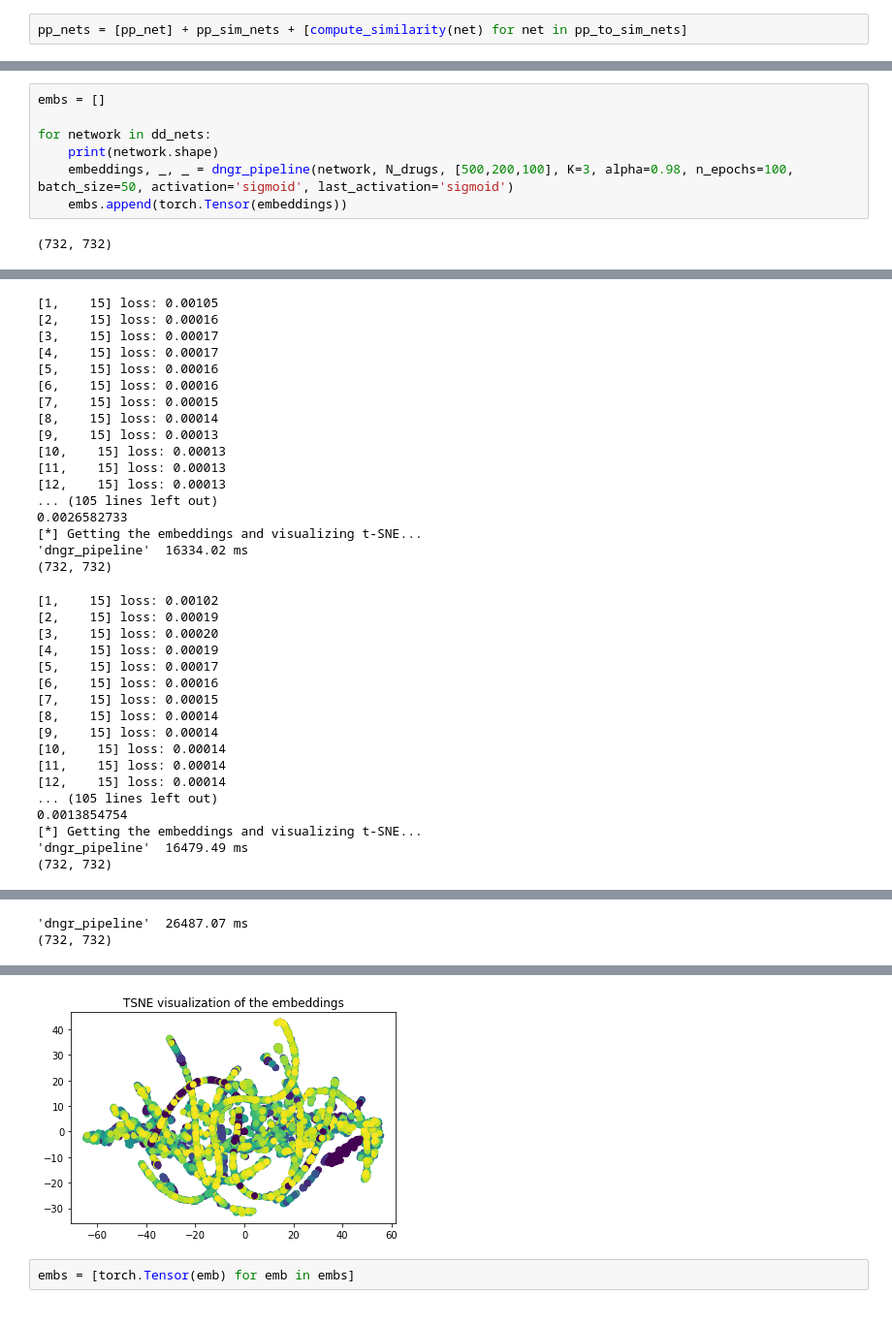
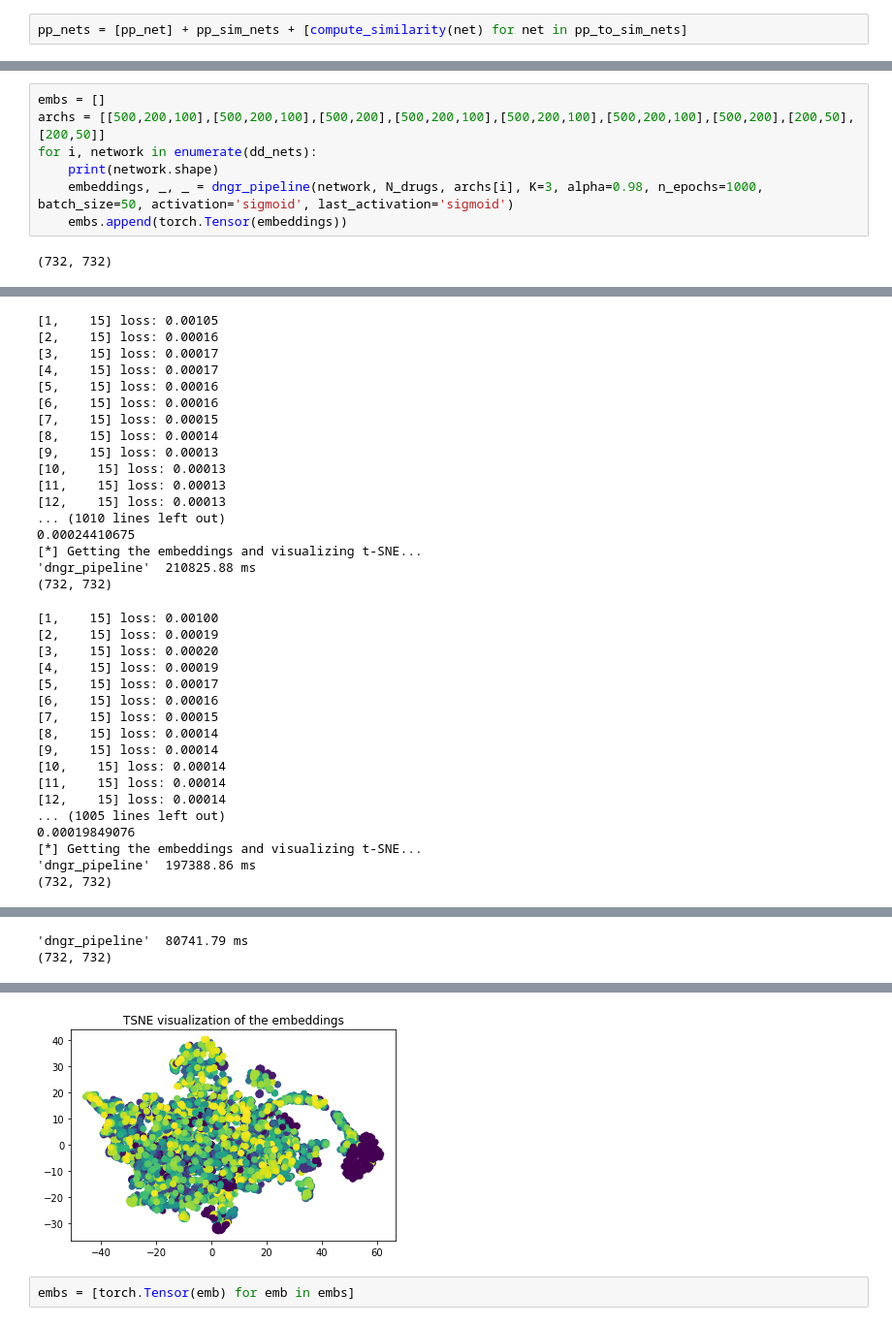
Before and after one commit to michavcr/Deep-Networks-for-Graph-Representation, a Jupyter notebook: notebook/Run on deepDTnet data.ipynb, the cells around one changed output, grey strips where cells are left out. Shown at 97% size. Cells and saved outputs as stored; diff of their text form.

```diff
--- a/notebook/Run on deepDTnet data.ipynb
+++ b/notebook/Run on deepDTnet data.ipynb
@@ -46,9 +54,9 @@ pp_nets = [pp_net] + pp_sim_nets + [compute_similarity(net) for net in pp_to_sim
 # %%
 embs = []
-
-for network in dd_nets:
+archs = [[500,200,100],[500,200,100],[500,200],[500,200,100],[500,200,100],[500,200,100],[500,200],[200,50],[200,50]]
+for i, network in enumerate(dd_nets):
     print(network.shape)
-    embeddings, _, _ = dngr_pipeline(network, N_drugs, [500,200,100], K=3, alpha=0.98, n_epochs=100, batch_size=50, activation='sigmoid', last_activation='sigmoid')
+    embeddings, _, _ = dngr_pipeline(network, N_drugs, archs[i], K=3, alpha=0.98, n_epochs=1000, batch_size=50, activation='sigmoid', last_activation='sigmoid')
     embs.append(torch.Tensor(embeddings))
 # %% [output]
 (732, 732)
@@ -134,12 +142,12 @@ for network in dd_nets:
 [10,    15] loss: 0.00013
 [11,    15] loss: 0.00013
 [12,    15] loss: 0.00013
-... (105 lines left out)
-0.0026582733
+... (1010 lines left out)
+0.00024410675
 [*] Getting the embeddings and visualizing t-SNE...
-'dngr_pipeline'  16334.02 ms
+'dngr_pipeline'  210825.88 ms
 (732, 732)
-[1,    15] loss: 0.00102
+[1,    15] loss: 0.00100
 [2,    15] loss: 0.00019
 [3,    15] loss: 0.00020
 [4,    15] loss: 0.00019
@@ -151,8 +159,8 @@ for network in dd_nets:
 [10,    15] loss: 0.00014
 [11,    15] loss: 0.00014
 [12,    15] loss: 0.00014
-... (105 lines left out)
-0.0013854754
+... (1005 lines left out)
+0.00019849076
 [*] Getting the embeddings and visualizing t-SNE...
-'dngr_pipeline'  16479.49 ms
+'dngr_pipeline'  197388.86 ms
 (732, 732)
@@ -192,3 +200,3 @@ for network in dd_nets:
 [*] Getting the embeddings and visualizing t-SNE...
-'dngr_pipeline'  26487.07 ms
+'dngr_pipeline'  80741.79 ms
 (732, 732)
@@ -212,4 +220,4 @@ for network in dd_nets:
-[figure, old version]
+[figure, new version]
 # %%
 embs = [torch.Tensor(emb) for emb in embs]
 # %%
```
Also changed, not shown: parts of 37 cells of this notebook, 4 other files.
